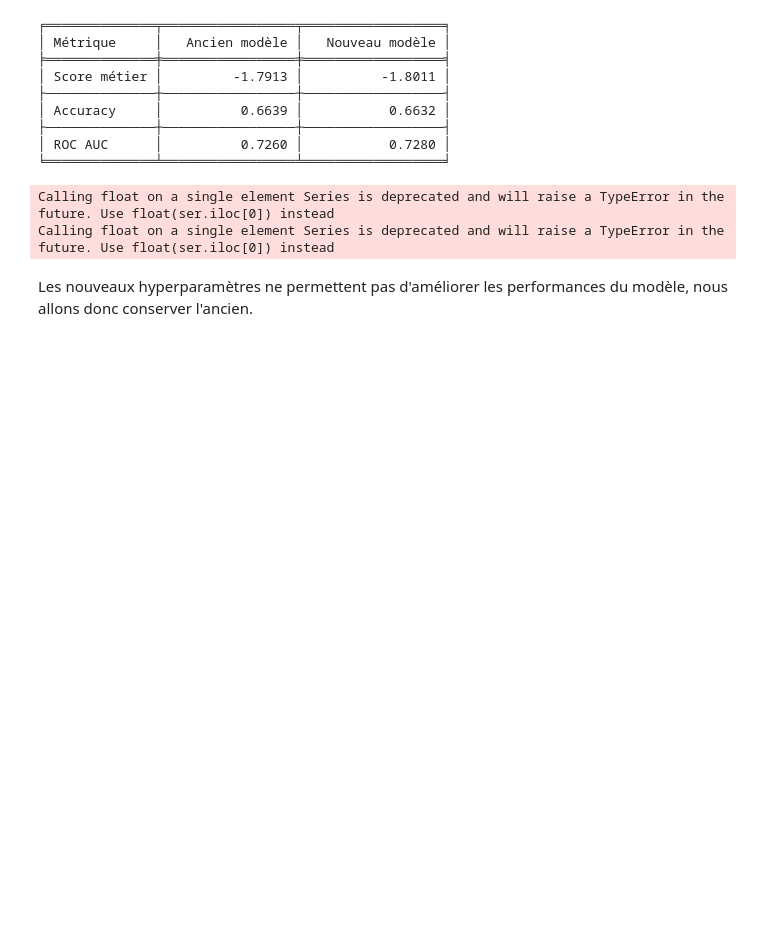
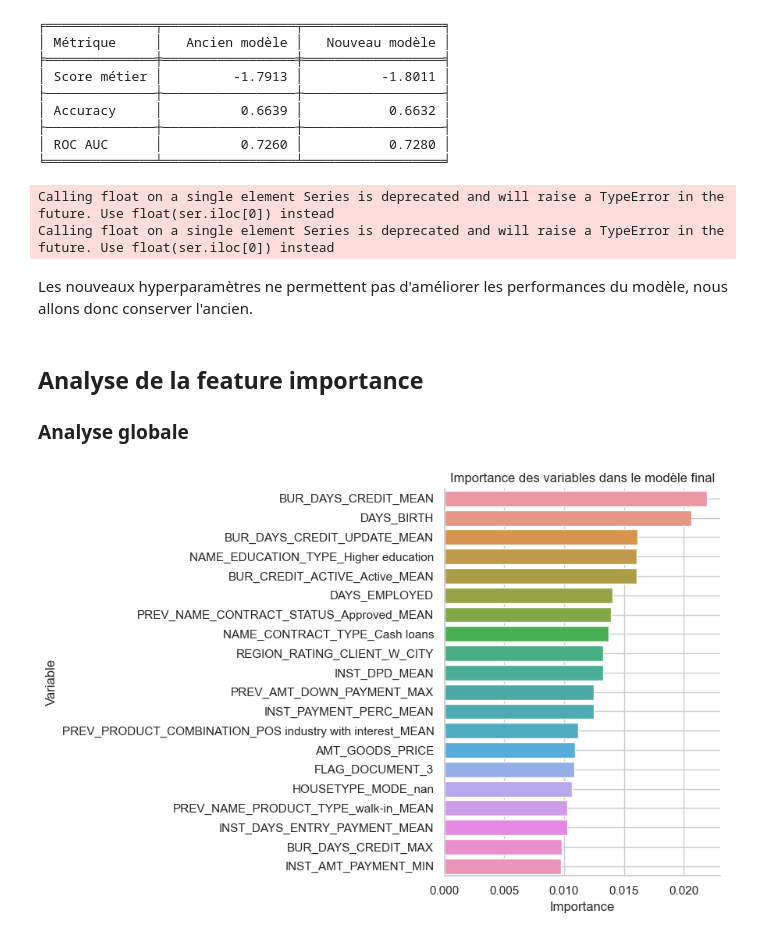
Before and after one commit to garcia-sebastien/OpenClassrooms_Projet7, a Jupyter notebook: Garcia_Sébastien_3_notebook_modélisation_062024.ipynb, the cells around one changed output. Cells and saved outputs as stored; diff of their text form; code cells hidden in the pictures; blank space fills up the shorter version.

Commit message:
Ajout de la partie Analyse de la feature importance au fichier Garcia_Sébastien_3_notebook_modélisation_062024.ipynb

```diff
--- a/Garcia_Sébastien_3_notebook_modélisation_062024.ipynb
+++ b/Garcia_Sébastien_3_notebook_modélisation_062024.ipynb
@@ -1353,3 +1353,29 @@ Calling float on a single element Series is deprecated and will raise a TypeErro
 Calling float on a single element Series is deprecated and will raise a TypeError in the future. Use float(ser.iloc[0]) instead
 # %% [markdown]
 Les nouveaux hyperparamètres ne permettent pas d'améliorer les performances du modèle, nous allons donc conserver l'ancien.
+# %% [markdown]
+## Analyse de la feature importance
+
+### Analyse globale
+# %%
+# Création d'un dataframe df_plot
+df_plot = pd.DataFrame()
+df_plot['feature'] = X_resampled.columns
+df_plot['importance'] = xgb.feature_importances_
+
+# Tri par ordre décroissant en fonction de l'importance des variables
+df_plot.sort_values(by = 'importance', ascending = False, inplace = True)
+
+# Création d'une figure
+fig = plt.figure(figsize=(9,6))
+ax = fig.add_subplot(1, 1, 1)
+sns.barplot(data = df_plot.head(20), y='feature', x='importance')
+ax.set_title('Importance des variables dans le modèle final')
+ax.set_ylabel('Variable')
+ax.set_xlabel('Importance')
+ax.grid(True, which = 'both')
+ax.spines['top'].set_visible(False)
+ax.spines['right'].set_visible(False)
+plt.tight_layout()
+# %% [output]
+[figure, added]
```
Also changed, not shown: parts of 21 cells of this notebook.
